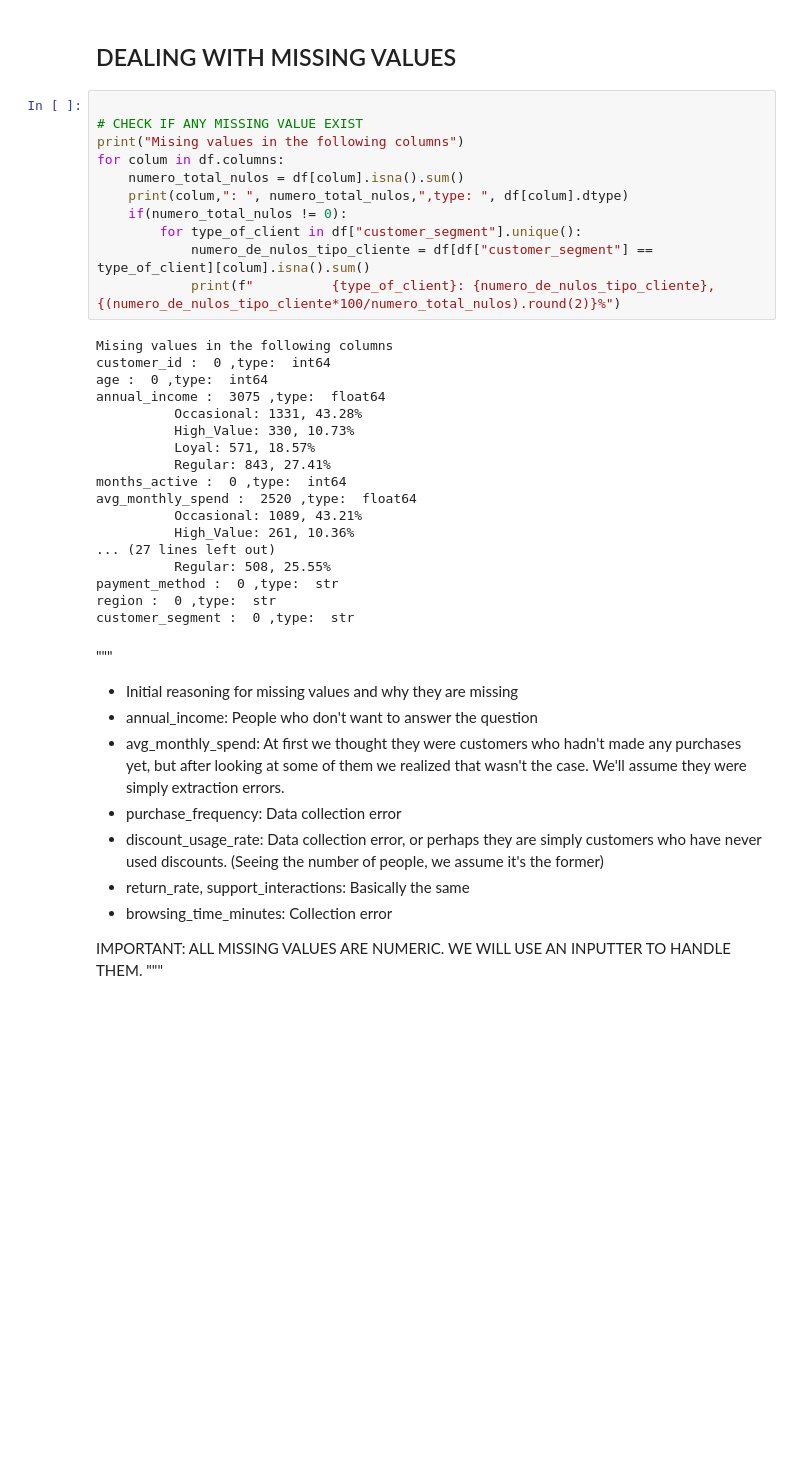
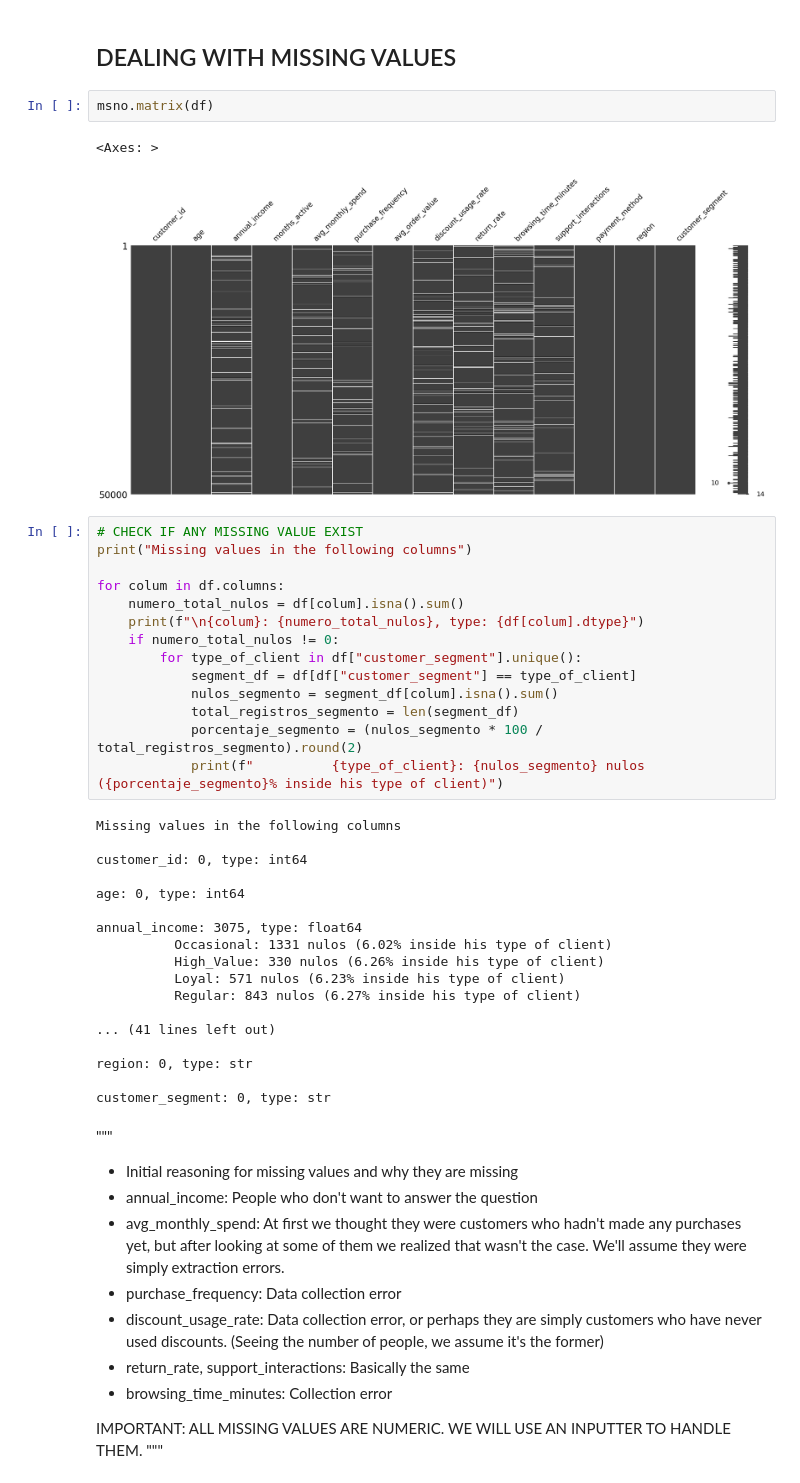
Before and after one commit to AlvarodelaHerran/Adv_ML, a Jupyter notebook: Data_preprocesing/data_preprocesing.ipynb, the cells around one changed output. Saved outputs shown, nothing was run; the diff lists cells and outputs as text; blank space fills up the shorter version.

Commit message:
añadido tipos de missing values

```diff
--- a/Data_preprocesing/data_preprocesing.ipynb
+++ b/Data_preprocesing/data_preprocesing.ipynb
@@ -214,34 +217,42 @@ plt.show()
 [figure]
 # %% [markdown]
 ## DEALING WITH MISSING VALUES
+# %%
+msno.matrix(df)
+# %% [output]
+<Axes: >
+[figure, added]
 # %%
+# CHECK IF ANY MISSING VALUE EXIST
+print("Missing values in the following columns")
 
-# CHECK IF ANY MISSING VALUE EXIST
-print("Mising values in the following columns")
 for colum in df.columns:
     numero_total_nulos = df[colum].isna().sum()
-    print(colum,": ", numero_total_nulos,",type: ", df[colum].dtype)
-    if(numero_total_nulos != 0):
+    print(f"\n{colum}: {numero_total_nulos}, type: {df[colum].dtype}")
+    if numero_total_nulos != 0:
         for type_of_client in df["customer_segment"].unique():
-            numero_de_nulos_tipo_cliente = df[df["customer_segment"] == type_of_client][colum].isna().sum()
-            print(f"          {type_of_client}: {numero_de_nulos_tipo_cliente}, {(numero_de_nulos_tipo_cliente*100/numero_total_nulos).round(2)}%")
+            segment_df = df[df["customer_segment"] == type_of_client]
+            nulos_segmento = segment_df[colum].isna().sum()
+            total_registros_segmento = len(segment_df)
+            porcentaje_segmento = (nulos_segmento * 100 / total_registros_segmento).round(2)
+            print(f"          {type_of_client}: {nulos_segmento} nulos ({porcentaje_segmento}% inside his type of client)")
 # %% [output]
-Mising values in the following columns
-customer_id :  0 ,type:  int64
-age :  0 ,type:  int64
-annual_income :  3075 ,type:  float64
-          Occasional: 1331, 43.28%
-          High_Value: 330, 10.73%
-          Loyal: 571, 18.57%
-          Regular: 843, 27.41%
-months_active :  0 ,type:  int64
-avg_monthly_spend :  2520 ,type:  float64
-          Occasional: 1089, 43.21%
-          High_Value: 261, 10.36%
-... (27 lines left out)
-          Regular: 508, 25.55%
-payment_method :  0 ,type:  str
-region :  0 ,type:  str
-customer_segment :  0 ,type:  str
+Missing values in the following columns
+
+customer_id: 0, type: int64
+
+age: 0, type: int64
+
+annual_income: 3075, type: float64
+          Occasional: 1331 nulos (6.02% inside his type of client)
+          High_Value: 330 nulos (6.26% inside his type of client)
+          Loyal: 571 nulos (6.23% inside his type of client)
+          Regular: 843 nulos (6.27% inside his type of client)
+
+... (41 lines left out)
+
+region: 0, type: str
+
+customer_segment: 0, type: str
 # %% [markdown]
 """
```
Also changed, not shown: parts of 2 cells of this notebook.
